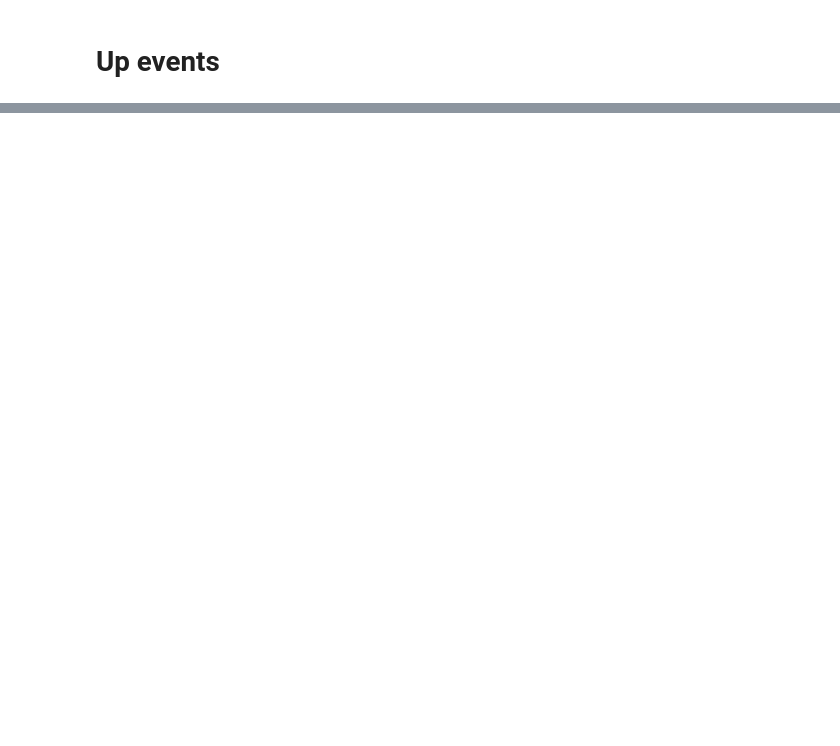
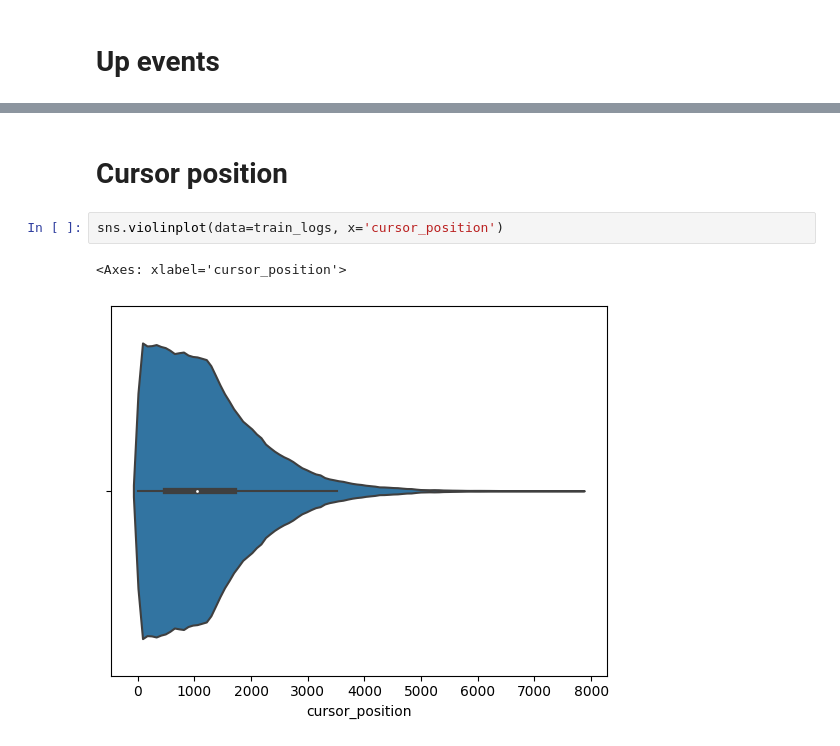
Before and after one commit to elna4os/linking-writing-processes-to-writing-quality, a Jupyter notebook: code/EDA.ipynb, the cells around one changed output, grey strips where cells are left out. Cells and saved outputs as stored; diff of their text form; blank space fills up the shorter version.

```diff
--- a/code/EDA.ipynb
+++ b/code/EDA.ipynb
@@ -132,0 +147,7 @@ array(['Leftclick', 'Shift', 'q', 'Space', 'Backspace', '.', ',', 'Enter',
+# %% [markdown]
+# Cursor position
+# %%
+sns.violinplot(data=train_logs, x='cursor_position')
+# %% [output]
+<Axes: xlabel='cursor_position'>
+[figure, added]
```
Also changed, not shown: parts of 11 cells of this notebook.
